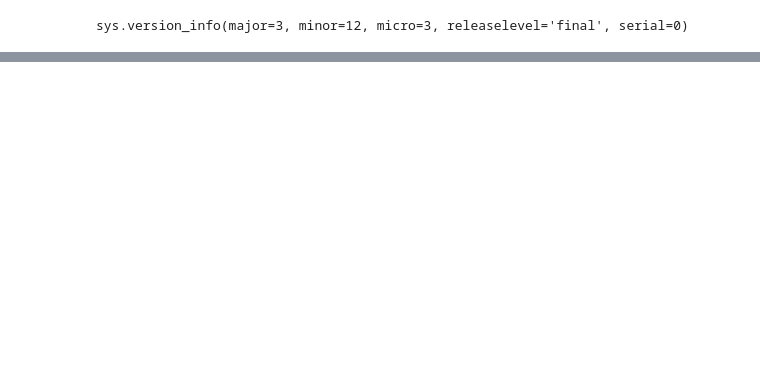
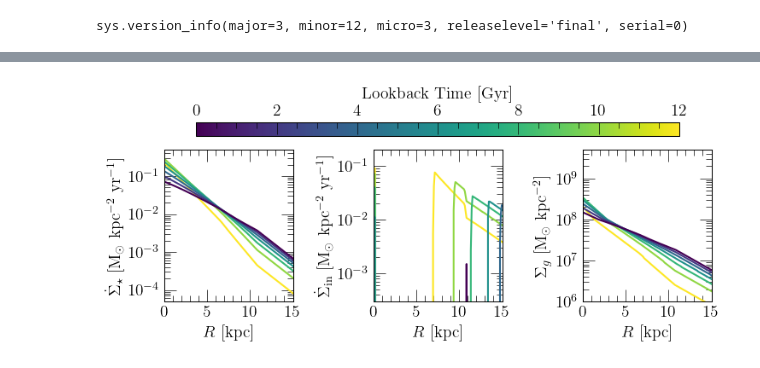
Before and after one commit to giganano/radial-flows, a Jupyter notebook: notebooks/river.ipynb, the cells around one changed output, grey strips where cells are left out. Drawn from its saved outputs; the diff is of its cells as text; code cells hidden in the pictures; blank space fills up the shorter version.

```diff
--- a/notebooks/river.ipynb
+++ b/notebooks/river.ipynb
@@ -143 +96,68 @@ plt.show()
+# %%
+LOOKBACKS = [12, 10, 8, 6, 4, 2, 0]
+# COLORS = ["crimson", "darkorange", "gold", "green", "blue", "darkviolet", "black"]
+COLORMAP = "viridis"
+XLIM = 3 * [[0, 15]]
+YLIM = [[5.e-5, 0.5], [3.e-4, 0.2], [1.e6, 5.e9]]
+
+fig = plt.figure(figsize = (7.5, 3.2))
+axes = 3 * [None]
+for i in range(3):
+    axes[i] = fig.add_subplot(131 + i)
+    axes[i].set_xlabel(r"$R$ [kpc]", fontsize = 14)
+    axes[i].set_yscale("log")
+    axes[i].set_xlim(XLIM[i])
+    axes[i].set_xticks([0, 5, 10, 15])
+    axes[i].set_ylim(YLIM[i])
+axes[0].set_ylabel(r"$\dot\Sigma_\star$ [M$_\odot$ kpc$^{-2}$ yr$^{-1}$]", fontsize = 14)
+axes[1].set_ylabel(r"$\dot\Sigma_\text{in}$ [M$_\odot$ kpc$^{-2}$ yr$^{-1}$]", fontsize = 14)
+axes[2].set_ylabel(r"$\Sigma_g$ [M$_\odot$ kpc$^{-2}$]", fontsize = 14)
+
+norm = plt.Normalize(vmin = min(LOOKBACKS), vmax = max(LOOKBACKS))
+cmap = plt.cm.ScalarMappable(cmap = COLORMAP, norm = norm)
+
+def plot_snapshot(output, lookback, zone_width = 0.1, **kwargs):
+    radii = [zone_width * (i + 0.5) for i in range(len(output.zones.keys()))]
+    sigma_sfr = []
+    sigma_in = []
+    sigma_gas = []
+    for i in range(len(radii)):
+        area = np.pi * ((radii[i] + zone_width / 2)**2 - (radii[i] - zone_width / 2)**2)
+        zone = output.zones["zone%d" % (i)]
+        diff = [abs(_ - lookback) for _ in zone.history["lookback"]]
+        idx = diff.index(min(diff))
+        sigma_sfr.append(zone.history["sfr"][idx] / area)
+        sigma_in.append(zone.history["ifr"][idx] / area)
+        sigma_gas.append(zone.history["mgas"][idx] / area)
+    axes[0].plot(radii, sigma_sfr, **kwargs)
+    axes[1].plot(radii, sigma_in, **kwargs)
+    axes[2].plot(radii, sigma_gas, **kwargs)
+
+for i in range(len(LOOKBACKS)):
+    kwargs = {
+        # "c": named_colors()[COLORS[i]],
+        "c": cmap.to_rgba(LOOKBACKS[i]),
+        "label": "%g Gyr ago" % (LOOKBACKS[i])
+    }
+    plot_snapshot(output, LOOKBACKS[i], **kwargs)
+
+cbar_ax = fig.add_axes([0.2, 0.8, 0.6, 0.05])
+cbar = plt.colorbar(cmap, cax = cbar_ax, orientation = "horizontal", location = "top")
+cbar.set_label("Lookback Time [Gyr]")
+
+plt.tight_layout()
+plt.subplots_adjust(top = 0.75)
+cbar_ax.set_position([
+    axes[0].get_position().x0 + 0.05,
+    axes[0].get_position().y1 + 0.05,
+    axes[-1].get_position().x1 - axes[0].get_position().x0 - 0.1,
+    0.05
+])
+for ext in ["pdf", "jpeg"]:
+    kwargs = {}
+    if ext == "jpeg": kwargs["dpi"] = 200
+    plt.savefig("./river/river-evol.%s" % (ext), **kwargs)
+plt.show()
+# %% [output]
+[figure, added]
 # %%
```
Also changed, not shown: parts of 7 cells of this notebook, 11 other files.
